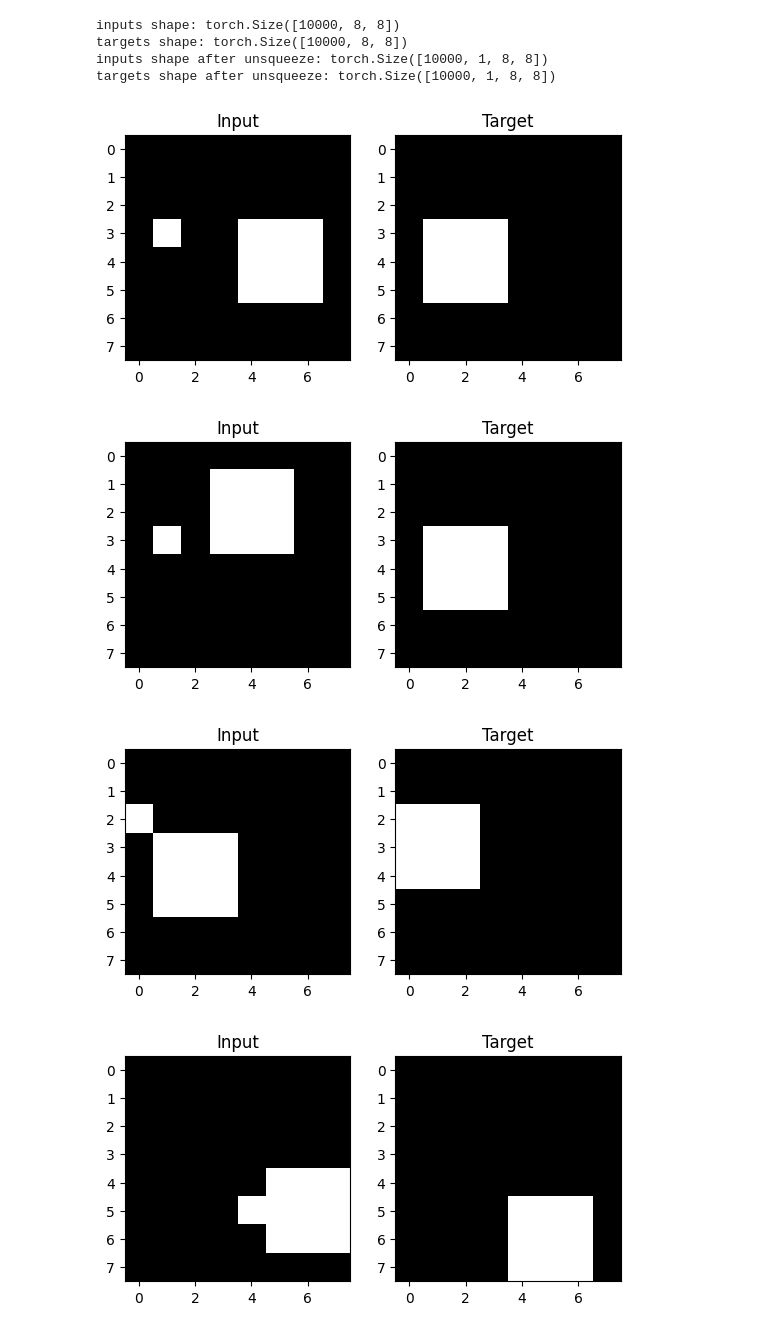
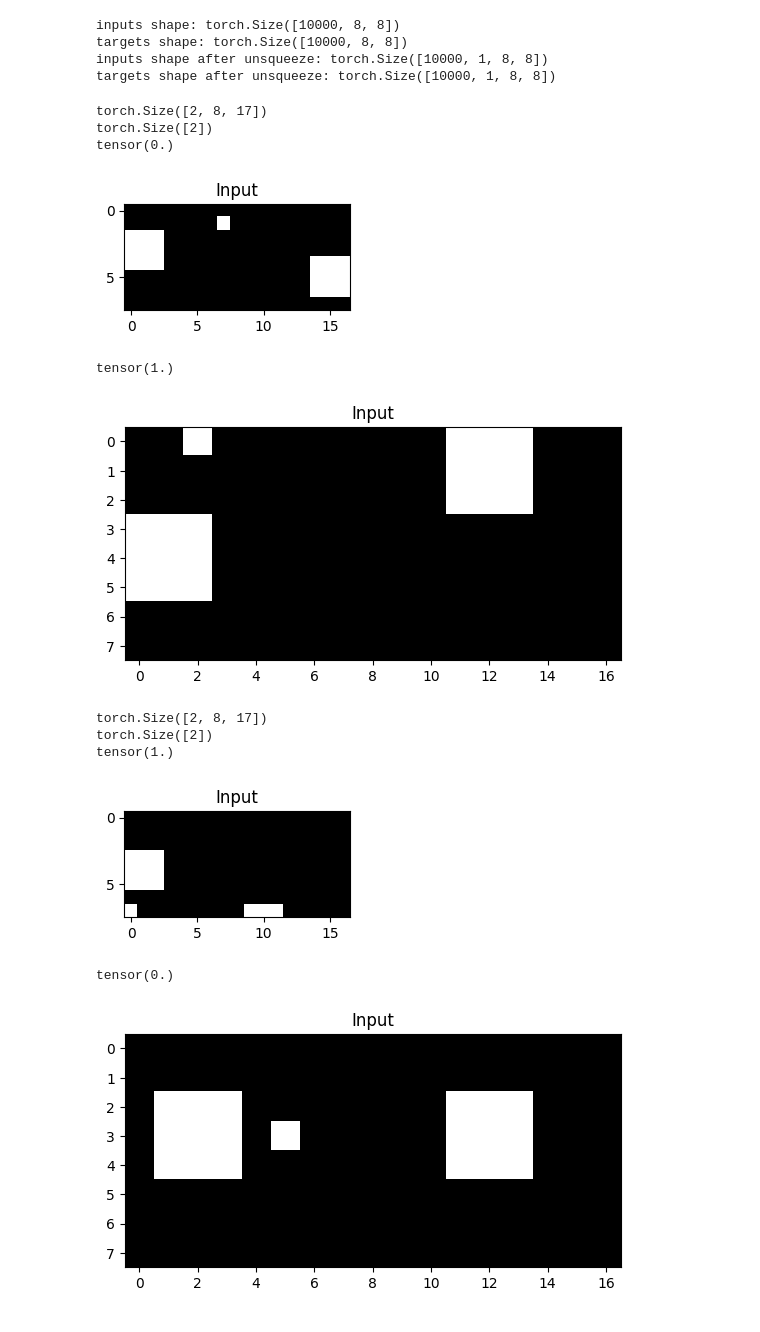
Before and after one commit to dgcnz/pit_experiments, a Jupyter notebook: notebooks/toy_dataset_test.ipynb, the cells around one changed output. Saved outputs shown, nothing was run; the diff lists cells and outputs as text; code cells hidden in the pictures.

```diff
--- a/notebooks/toy_dataset_test.ipynb
+++ b/notebooks/toy_dataset_test.ipynb
@@ -75,24 +75,61 @@ inputs shape: torch.Size([10000, 8, 8])
 targets shape: torch.Size([10000, 8, 8])
 inputs shape after unsqueeze: torch.Size([10000, 1, 8, 8])
 targets shape after unsqueeze: torch.Size([10000, 1, 8, 8])
+# %%
+from src.data.toy_classification_datamodule import ToyDataModuleClassification
+
+# Example usage
+from src.utils.data_functions.move_object import move_object_input_fn, move_object_target_fn
+
+# input = move_object_input_fn(3, 5, 5)
+# print(input)
+
+data = ToyDataModuleClassification(input_fn=move_object_input_fn, target_fn=move_object_target_fn, num_samples=40, batch_size=2)
+data.setup('fit')
+for index, (input, target) in enumerate(data.train_dataloader()):
+    print(target)
+# num_samples = 5
+# img_width = 10
+# img_height = 10
+# batches = move_object_input_fn(num_samples, img_width, img_height)
+# output_images = move_object_target_fn(batches)
+# for i in range(num_samples):
+#     print("Input Image:\n", batches[0][i])
+#     print("Output Image:\n", output_images[i])
 # %%
 import torch
 import matplotlib.pyplot as plt
 
 for index, (input, target) in enumerate(data.train_dataloader()):
     input, target = input.squeeze(), target.squeeze()
+    print(input.shape)
+    print(target.shape)
     plt.subplot(1, 2, 1)
+    plt.title('Input')
     plt.imshow(input[0].numpy(), interpolation='nearest', cmap='gray')
-    plt.title('Input')
-    plt.subplot(1, 2, 2)
-    plt.imshow(target[0].numpy(), interpolation='nearest', cmap='gray')
-    plt.title('Target')
+    # plt.subplot(1, 2, 2)
+    # Plot classification label (0 or 1)
+    print(target[0])
     plt.show()
 
-    if index == 3:
-        break
+    plt.title('Input')
+    plt.imshow(input[1].numpy(), interpolation='nearest', cmap='gray')
+    print(target[1])
+    # plt.title('Target')
+    plt.show()
+
+    # if index == 20:
+    #     break
 # %% [output]
+torch.Size([2, 8, 17])
+torch.Size([2])
+tensor(0.)
-[figure, old version]
+[figure, new version]
+tensor(1.)
-[figure, old version]
+[figure, new version]
+torch.Size([2, 8, 17])
+torch.Size([2])
+tensor(1.)
-[figure, old version]
+[figure, new version]
+tensor(0.)
-[figure, old version]
+[figure, new version]
```
Also changed, not shown: parts of 1 cell of this notebook, 19 other files.
